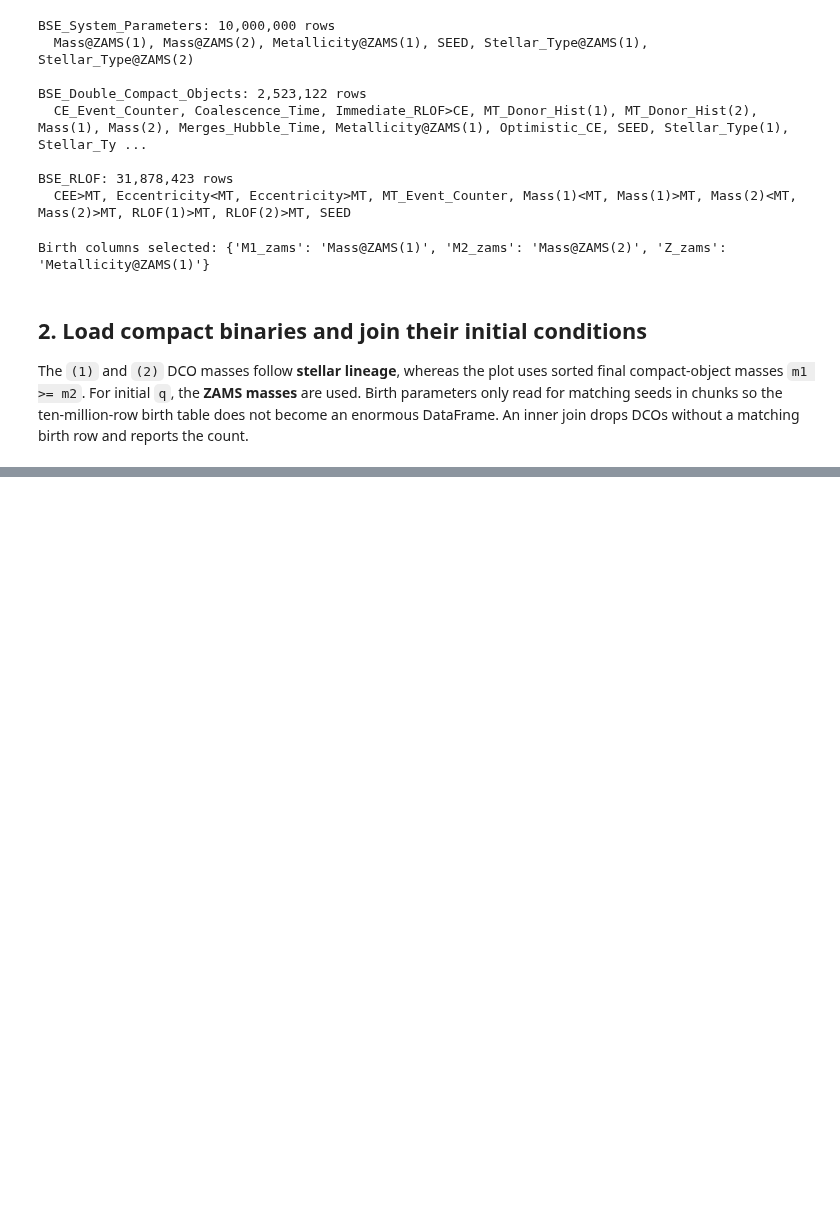
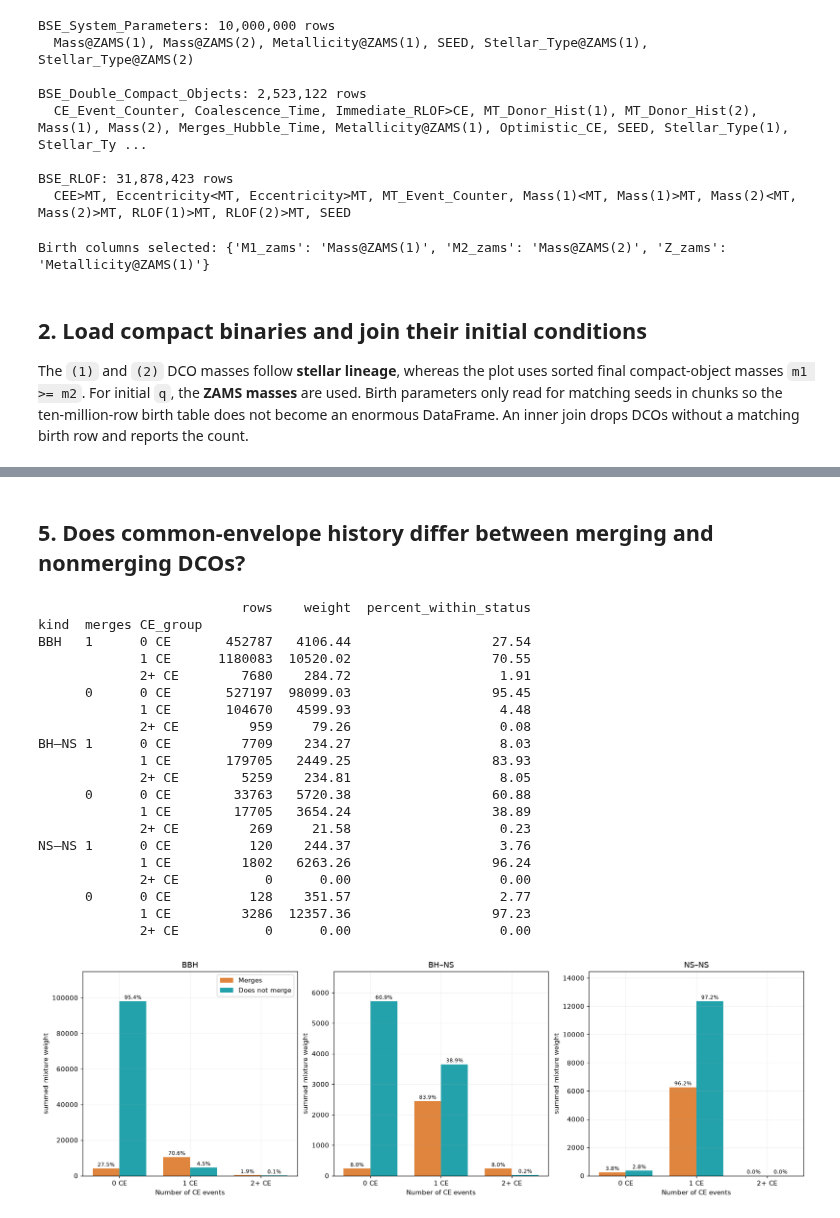
Before and after one commit to maryamahsan-codes/GROWL_GW-Palaeontology, a Jupyter notebook: further_analysis/GROWL_birth_conditions_and_dco_mass_plane.ipynb, the cells around one changed output, grey strips where cells are left out. Drawn from its saved outputs; the diff is of its cells as text; code cells hidden in the pictures; blank space fills up the shorter version.

```diff
--- a/further_analysis/GROWL_birth_conditions_and_dco_mass_plane.ipynb
+++ b/further_analysis/GROWL_birth_conditions_and_dco_mass_plane.ipynb
@@ -424,0 +267,54 @@ Data: [van Son et al. Zenodo record](https://doi.org/10.5281/zenodo.7612755); se
+# %% [markdown]
+## 5. Does common-envelope history differ between merging and nonmerging DCOs?
+# %%
+CE_CATEGORIES = ["0 CE", "1 CE", "2+ CE"]
+index = pd.MultiIndex.from_product([TYPES, [1, 0], CE_CATEGORIES], names=["kind", "merges", "CE_group"])
+
+ce_table = pop.groupby(["kind", "merges", "CE_group"]).agg(rows=("SEED", "size"), weight=("w", "sum")).reindex(index, fill_value=0)
+ce_table["percent_within_status"] = (100 * ce_table.weight / ce_table.groupby(level=[0, 1]).weight.transform("sum"))
+
+print(ce_table.round(2))
+
+fig, axes = plt.subplots(1, 3, figsize=(16, 5), constrained_layout=True)
+x = np.arange(3)
+
+for ax, kind in zip(axes, TYPES):
+    for status, shift, color, label in [(1, -.19, "#df853e", "Merges"),
+                                        (0, +.19, "#24a2ab", "Does not merge")]:
+        group = ce_table.loc[(kind, status)].reindex(CE_CATEGORIES)
+        bars = ax.bar(x + shift, group.weight.to_numpy(), width=.38,
+                      color=color, label=label)
+
+        for bar, pct in zip(bars, group.percent_within_status):
+            ax.annotate(f"{pct:.1f}%", (bar.get_x() + bar.get_width()/2, bar.get_height()),
+                        xytext=(0, 3), textcoords="offset points", ha="center", fontsize=8)
+
+    ax.set(xticks=x, xticklabels=CE_CATEGORIES, xlabel="Number of CE events",
+           ylabel="summed mixture weight", title=kind)
+    ax.margins(y=.17)
+
+axes[0].legend()
+
+plt.show()
+# %% [output]
+                          rows    weight  percent_within_status
+kind  merges CE_group
+BBH   1      0 CE       452787   4106.44                  27.54
+             1 CE      1180083  10520.02                  70.55
+             2+ CE        7680    284.72                   1.91
+      0      0 CE       527197  98099.03                  95.45
+             1 CE       104670   4599.93                   4.48
+             2+ CE         959     79.26                   0.08
+BH–NS 1      0 CE         7709    234.27                   8.03
+             1 CE       179705   2449.25                  83.93
+             2+ CE        5259    234.81                   8.05
+      0      0 CE        33763   5720.38                  60.88
+             1 CE        17705   3654.24                  38.89
+             2+ CE         269     21.58                   0.23
+NS–NS 1      0 CE          120    244.37                   3.76
+             1 CE         1802   6263.26                  96.24
+             2+ CE           0      0.00                   0.00
+      0      0 CE          128    351.57                   2.77
+             1 CE         3286  12357.36                  97.23
+             2+ CE           0      0.00                   0.00
+[figure, added]
```
Also changed, not shown: parts of 41 cells of this notebook, 1 other file.
